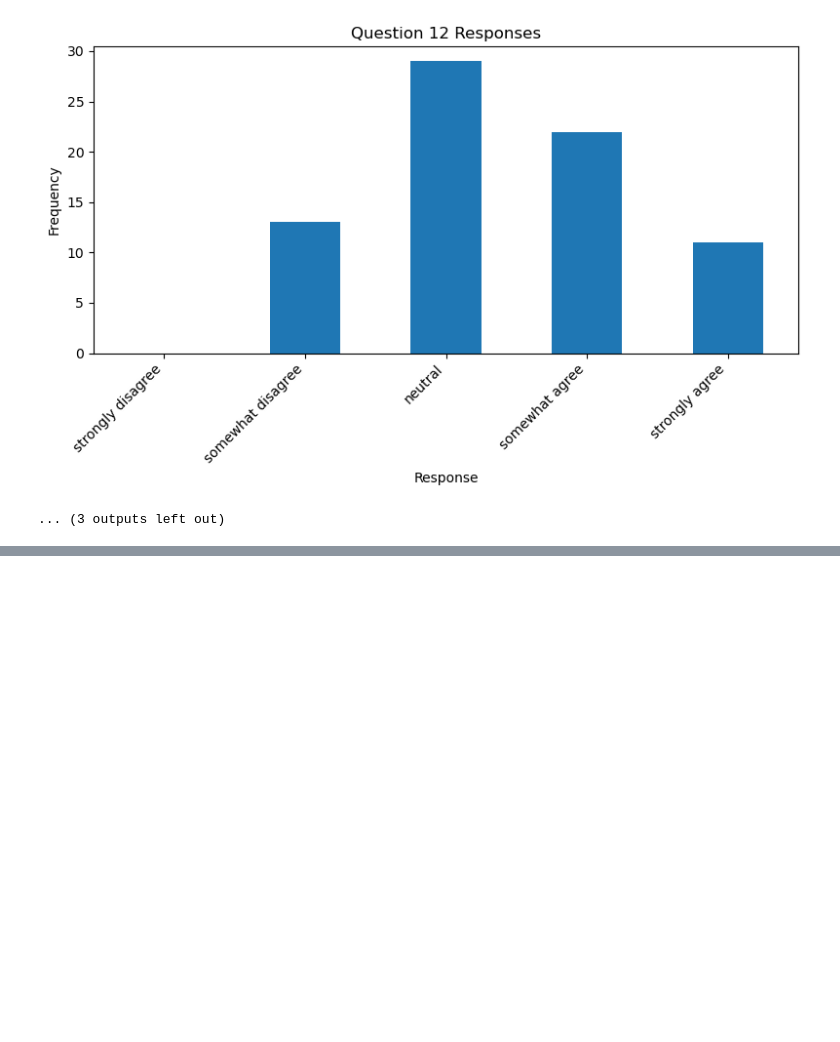
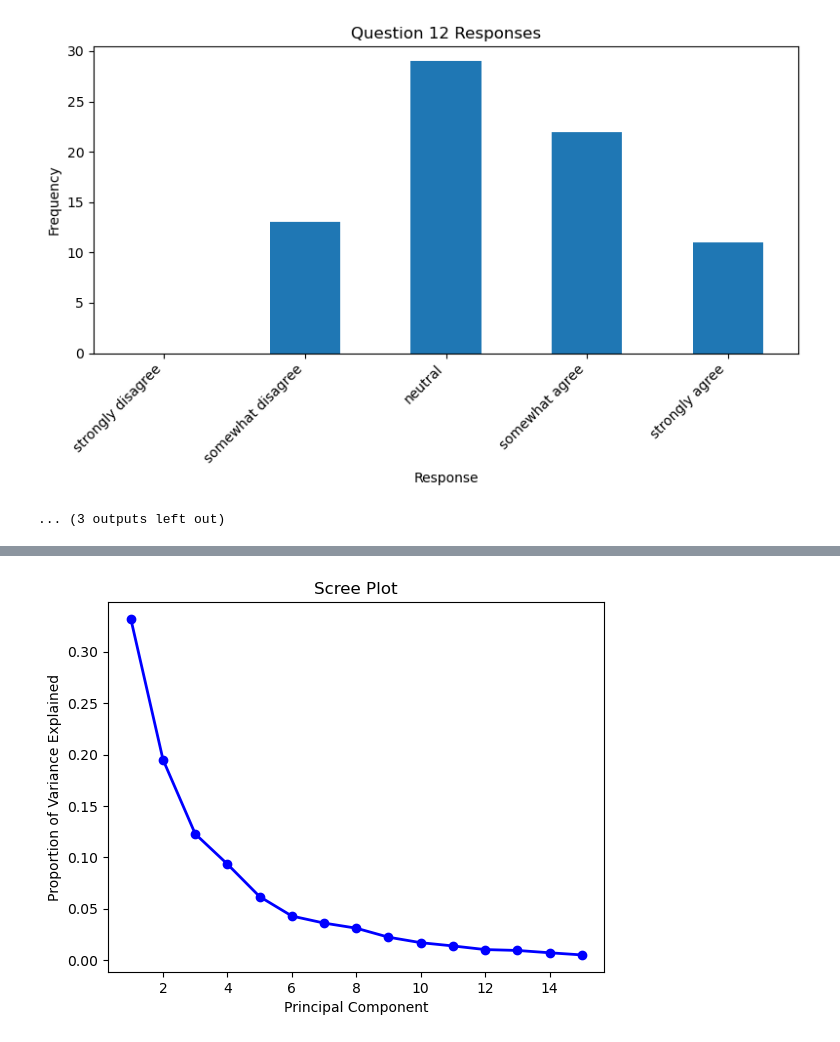
Before and after one commit to Brandonminer333/sematic-personality-quiz, a Jupyter notebook: gym_leader_eda.ipynb, the cells around one changed output, grey strips where cells are left out. Cells and saved outputs as stored; diff of their text form; code cells hidden in the pictures; blank space fills up the shorter version.

```diff
--- a/gym_leader_eda.ipynb
+++ b/gym_leader_eda.ipynb
@@ -181,0 +277,26 @@ ranking = rank_types_by_similarity(new_vector, vectors, df)
+# %%
+import numpy as np
+import matplotlib.pyplot as plt
+from sklearn.decomposition import PCA
+from sklearn.preprocessing import StandardScaler
+
+# 1. Standardize your data (crucial for PCA)
+scaler = StandardScaler()
+scaled_data = scaler.fit_transform(vectors)
+
+# 2. Perform PCA
+pca = PCA()
+pca.fit(scaled_data)
+
+# 3. Get variance details
+PC_values = np.arange(pca.n_components_) + 1
+variance_ratio = pca.explained_variance_ratio_
+
+# 4. Create Scree Plot
+plt.plot(PC_values, variance_ratio, 'o-', linewidth=2, color='blue')
+plt.title('Scree Plot')
+plt.xlabel('Principal Component')
+plt.ylabel('Proportion of Variance Explained')
+plt.show()
+# %% [output]
+[figure, added]
```
Also changed, not shown: parts of 9 cells of this notebook, 7 other files.
